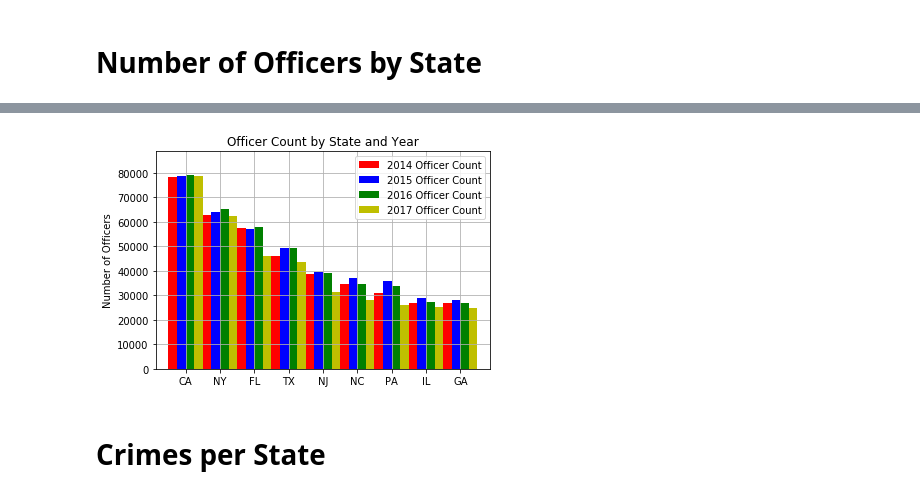
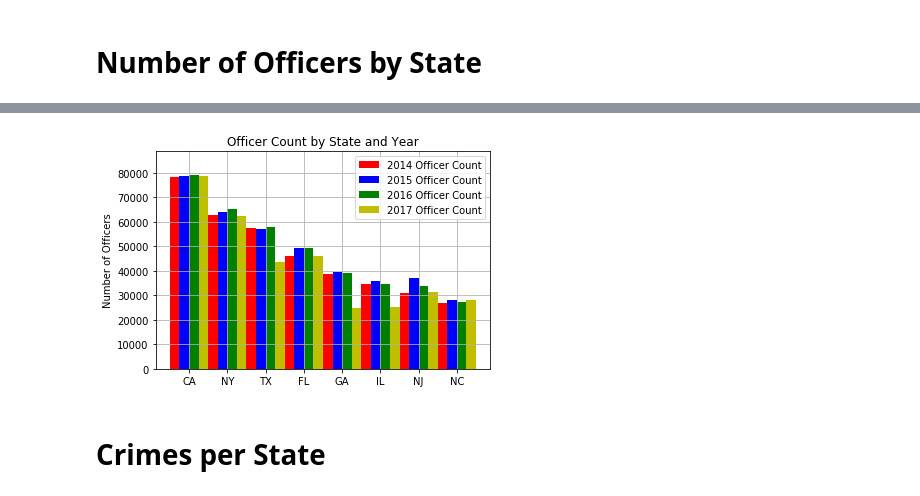
Before and after one commit to financialinvestigator01/Project_Teamwork, a Jupyter notebook: Crime3-ABB-WorkingCopy.ipynb, the cells around one changed output, grey strips where cells are left out. Drawn from its saved outputs; the diff is of its cells as text; code cells hidden in the pictures.

Commit message:
Cleaner Officers by State.

```diff
--- a/Crime3-ABB-WorkingCopy.ipynb
+++ b/Crime3-ABB-WorkingCopy.ipynb
@@ -266,96 +299,94 @@ police_count_2017_df = police_count_2017_df.head(9)
 # %%
 # Setting the positions and width for the bars
-pos = list(range(len(police_count_2014_df)))
+pos = list(range(len(police_count_2014_2017_df['State Abbr.'])))
 width = 0.25
-#pos = list(range(len(police_count_2014_df)))
 
-#plt.bar(range(len(my_dict)), my_dict.values(), align='edge', width=0.3)
+
 # Plotting the bars
 fig, ax = plt.subplots()
 
 # Create a bar with 2014 data,
 # in position pos,
 plt.bar(pos,
-        #using police_count_2014_df['Officer Count'] data,
-        police_count_2014_df['Officer Count'],
+        #using 2014 data,
+        police_count_2014_2017_df['2014 Officer Count'],
         # of width
         width,
         # with alpha 0.5
         alpha=1,
         # with color
         color='r',
-        # with label the first value in first_name
-        label=police_count_2015_df['State Abbr.'])
+        # with label the first value in State Abbr.
+        label=police_count_2014_2017_df['State Abbr.'][0])
 
 # Create a bar with 2015 data,
 # in position pos + some width buffer,
 plt.bar([p + width for p in pos],
-        #using police_count_2015_df['Officer Count'] data,
-        police_count_2015_df['Officer Count'],
+        #using 2015 data,
+        police_count_2014_2017_df['2015 Officer Count'],
         # of width
         width,
         # with alpha 0.5
         alpha=1,
         # with color
         color='b',
-        # with label the second value in first_name
-        label=police_count_2015_df['State Abbr.'])
+        # with label the second value in State Abbr.
+        label=police_count_2014_2017_df['State Abbr.'][1])
 
 
 # Create a bar with 2016 data,
 # in position pos + some width buffer,
 plt.bar([p + width*2 for p in pos],
-        #using police_count_2016_df['Officer Count'] data,
-        police_count_2016_df['Officer Count'],
+        #using 2016 data,
+        police_count_2014_2017_df['2016 Officer Count'],
         # of width
         width,
         # with alpha 0.5
         alpha=1,
         # with color
         color='g',
-        # with label the third value in first_name
-        label=police_count_2016_df['State Abbr.'])
+        # with label the third value in State Abbr.
+        label=police_count_2014_2017_df['State Abbr.'][2])
 
 
 # Create a bar with 2017 data,
 # in position pos + some width buffer,
 plt.bar([p + width*3 for p in pos],
-        #using police_count_2017_df['Officer Count'] data,
-        police_count_2017_df['Officer Count'],
+        #using 2017 data,
+        police_count_2014_2017_df['2017 Officer Count'],
         # of width
         width,
         # with alpha 0.5
         alpha=1,
         # with color
         color='y',
-        # with label the third value in first_name
-        label=police_count_2017_df['State Abbr.'])
+        # with label the third value in State Abbr.
+        label=police_count_2014_2017_df['State Abbr.'][3])
 
 
 # Set the y axis label
 ax.set_ylabel('Number of Officers')
 
 # Set the chart's title
 ax.set_title('Officer Count by State and Year')
 
 # Set the position of the x ticks
 ax.set_xticks([p + 1.5 * width for p in pos])
 
 # Set the labels for the x ticks
-ax.set_xticklabels(police_count_2017_df['State Abbr.'])
+ax.set_xticklabels(police_count_2014_2017_df['State Abbr.'])
 
 # Setting the x-axis and y-axis limits
-plt.xlim(min(pos) - 0.5, 9 + width)
-plt.ylim([0, max(police_count_2017_df['Officer Count']+10000)
-         ])
+plt.xlim(min(pos) - 0.5, 8 + width)
+plt.ylim([0, max(police_count_2014_2017_df['2017 Officer Count']+10000)])
 
 
 # Adding the legend and showing the plot
 plt.legend(['2014 Officer Count', '2015 Officer Count', '2016 Officer Count', '2017 Officer Count'], loc='upper right')
 plt.grid()
 plt.show()
 # %% [output]
-[figure, old version]
+[figure, new version]
 # %% [markdown]
 # Crimes per State
 # %%
```
Also changed, not shown: parts of 1 cell of this notebook.
